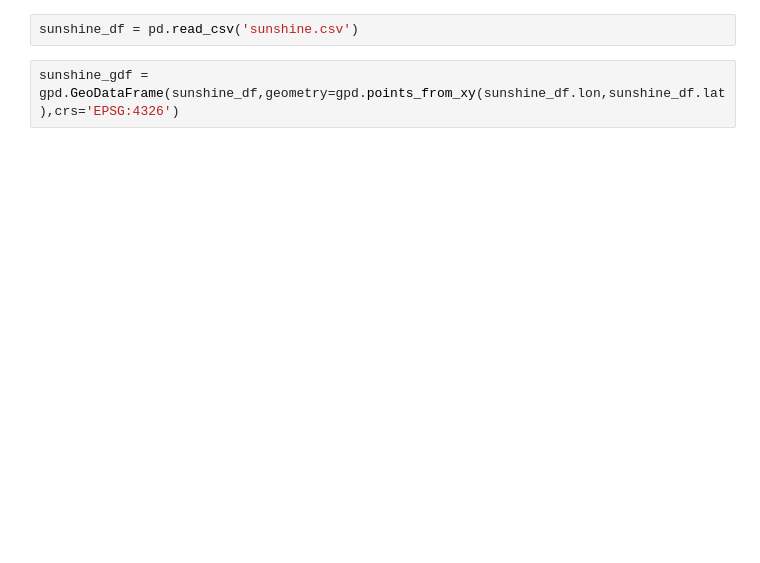
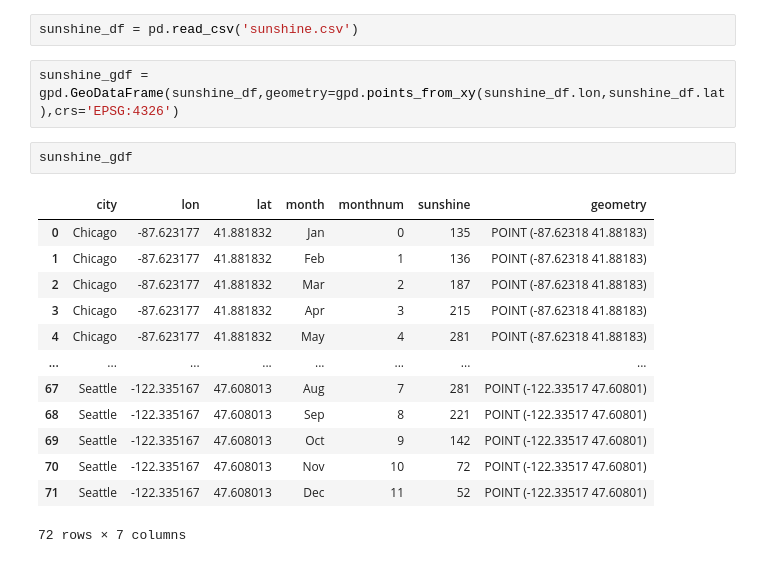
Before and after one commit to egagli/cse512_data_visualization, a Jupyter notebook: assignments/1/assignment1.ipynb, the cells around one changed output. Drawn from its saved outputs; the diff is of its cells as text; blank space fills up the shorter version.

```diff
--- a/assignments/1/assignment1.ipynb
+++ b/assignments/1/assignment1.ipynb
@@ -13,4 +15,20 @@ import matplotlib.pyplot as plt
 sunshine_df = pd.read_csv('sunshine.csv')
 # %%
 sunshine_gdf = gpd.GeoDataFrame(sunshine_df,geometry=gpd.points_from_xy(sunshine_df.lon,sunshine_df.lat),crs='EPSG:4326')
+# %%
+sunshine_gdf
+# %% [output]
+|  | city | lon | lat | month | monthnum | sunshine | geometry |
+| 0 | Chicago | -87.623177 | 41.881832 | Jan | 0 | 135 | POINT (-87.62318 41.88183) |
+| 1 | Chicago | -87.623177 | 41.881832 | Feb | 1 | 136 | POINT (-87.62318 41.88183) |
+| 2 | Chicago | -87.623177 | 41.881832 | Mar | 2 | 187 | POINT (-87.62318 41.88183) |
+| 3 | Chicago | -87.623177 | 41.881832 | Apr | 3 | 215 | POINT (-87.62318 41.88183) |
+| 4 | Chicago | -87.623177 | 41.881832 | May | 4 | 281 | POINT (-87.62318 41.88183) |
+| ... | ... | ... | ... | ... | ... | ... | ... |
+| 67 | Seattle | -122.335167 | 47.608013 | Aug | 7 | 281 | POINT (-122.33517 47.60801) |
+| 68 | Seattle | -122.335167 | 47.608013 | Sep | 8 | 221 | POINT (-122.33517 47.60801) |
+| 69 | Seattle | -122.335167 | 47.608013 | Oct | 9 | 142 | POINT (-122.33517 47.60801) |
+| 70 | Seattle | -122.335167 | 47.608013 | Nov | 10 | 72 | POINT (-122.33517 47.60801) |
+| 71 | Seattle | -122.335167 | 47.608013 | Dec | 11 | 52 | POINT (-122.33517 47.60801) |
+72 rows × 7 columns
 # %%
```
Also changed, not shown: parts of 7 cells of this notebook, 1 other file.
